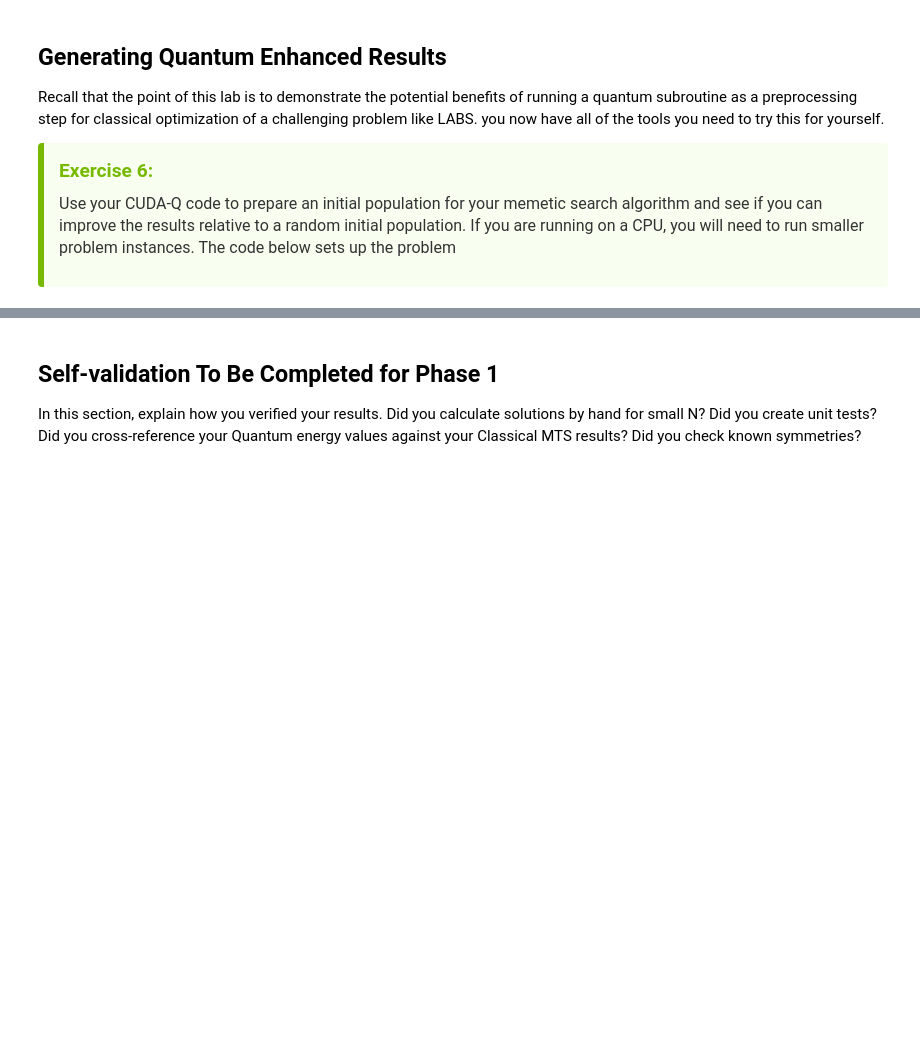
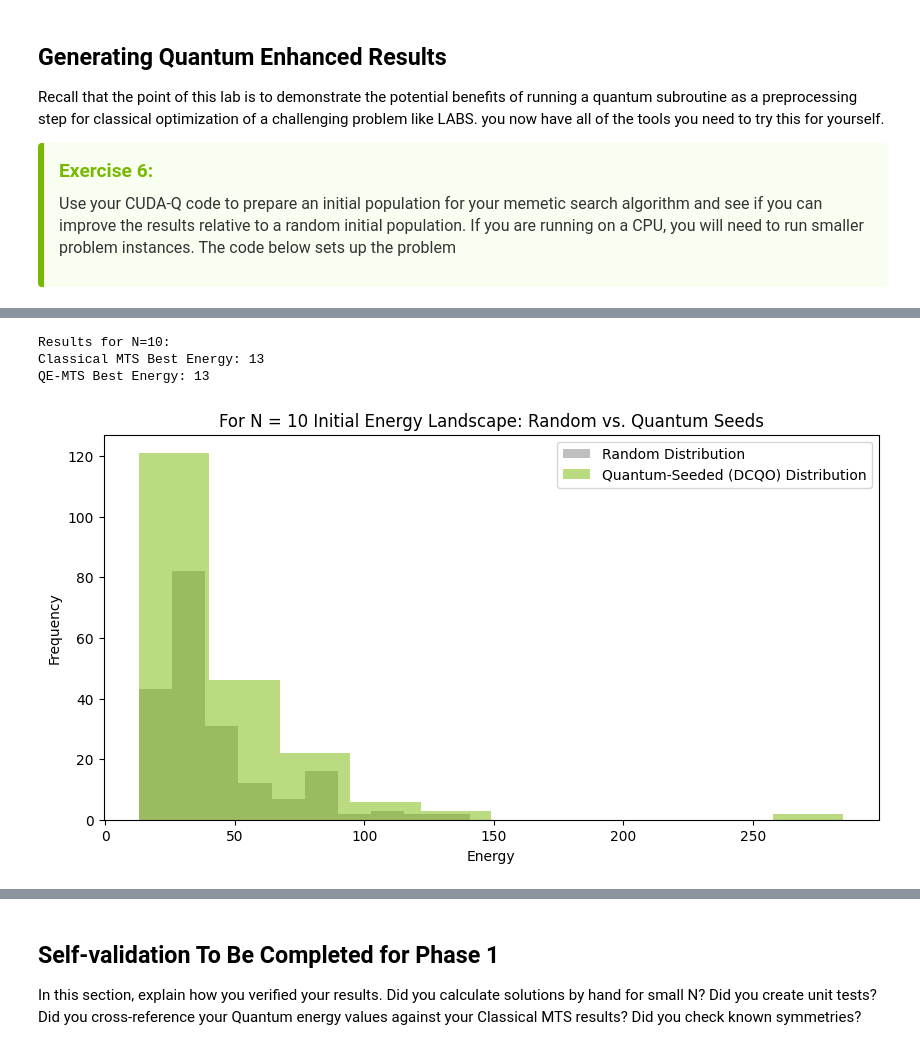
Before and after one commit to musfarmuhamed/NVIDIA-SOLO, a Jupyter notebook: tutorial_notebook/SOLO_01_quantum_enhanced_optimization_LABS.ipynb, the cells around one changed output, grey strips where cells are left out. Saved outputs shown, nothing was run; the diff lists cells and outputs as text; code cells hidden in the pictures; blank space fills up the shorter version.

```diff
--- a/tutorial_notebook/SOLO_01_quantum_enhanced_optimization_LABS.ipynb
+++ b/tutorial_notebook/SOLO_01_quantum_enhanced_optimization_LABS.ipynb
@@ -750,12 +755,12 @@ initial_pop_quantum = quantum_seeds[:solver.pop_size]
 
 # 1. Run MTS with Random Initialization (Baseline)
 print("Running Classical MTS (Random Start)...")
-random_solver = MTS_Solver(N=N, pop_size=30, max_iters=200)
+random_solver = MTS_Solver(N=N, pop_size=10, max_iters=200)
 best_s_rand, best_e_rand = random_solver.solve()
 
 # 2. Run MTS with Quantum-Seeded Initialization (QE-MTS)
 print("\nRunning Quantum-Enhanced MTS (DCQO Seeded)...")
-qe_solver = MTS_Solver(N=N, pop_size=30, max_iters=200)
+qe_solver = MTS_Solver(N=N, pop_size=10, max_iters=200)
 # Overwrite the random population with our quantum seeds
 qe_solver.population = initial_pop_quantum
 qe_solver.pop_energies = [qe_solver.energy_function(s) for s in qe_solver.population]
@@ -765,21 +770,3 @@ qe_solver.best_s = qe_solver.population[best_idx].copy()
 qe_solver.best_e = qe_solver.pop_energies[best_idx]
 
 best_s_qe, best_e_qe = qe_solver.solve()
-
-# --- Visualization of Results ---
-
-print(f"\nResults for N={N}:")
-print(f"Classical MTS Best Energy: {best_e_rand}")
-print(f"QE-MTS Best Energy: {best_e_qe}")
-
-# Plotting the initial energy distributions
-plt.figure(figsize=(10, 5))
-plt.hist([random_solver.energy_function(s) for s in [np.random.randint(0, 2, N) for _ in range(100)]],
-         alpha=0.5, label='Random Distribution', color='gray')
-plt.hist([qe_solver.energy_function(s) for s in quantum_seeds[:100]],
-         alpha=0.5, label='Quantum-Seeded (DCQO) Distribution', color='#76b900')
-plt.title("Initial Energy Landscape: Random vs. Quantum Seeds")
-plt.xlabel("Energy")
-plt.ylabel("Frequency")
-plt.legend()
-plt.show()
@@ -786,3 +785,27 @@ plt.show()
+# %%
+# --- Visualization of Results ---
+
+print(f"\nResults for N={N}:")
+print(f"Classical MTS Best Energy: {best_e_rand}")
+print(f"QE-MTS Best Energy: {best_e_qe}")
+
+# Plotting the initial energy distributions
+plt.figure(figsize=(10, 5))
+plt.hist([random_solver.energy_function(s) for s in [np.random.randint(0, 2, N) for _ in range(200)]],
+         alpha=0.5, label='Random Distribution', color='gray')
+plt.hist([qe_solver.energy_function(s) for s in quantum_seeds[:200]],
+         alpha=0.5, label='Quantum-Seeded (DCQO) Distribution', color='#76b900')
+plt.title("For N = %d Initial Energy Landscape: Random vs. Quantum Seeds"%N)
+plt.xlabel("Energy")
+plt.ylabel("Frequency")
+plt.legend()
+plt.savefig("rand_vs_quant.jpg")
+plt.show()
+# %% [output]
+Results for N=10:
+Classical MTS Best Energy: 13
+QE-MTS Best Energy: 13
+[figure, added]
 # %% [markdown]
 The results clearly show that a population sampled from CUDA-Q results in an improved distribution and a lower energy final result. This is exactly the goal of quantum enhanced optimization.  To not necessarily solve the problem, but improve the effectiveness of state-of-the-art classical approaches.
 
```
Also changed, not shown: parts of 6 cells of this notebook, 1 other file.
